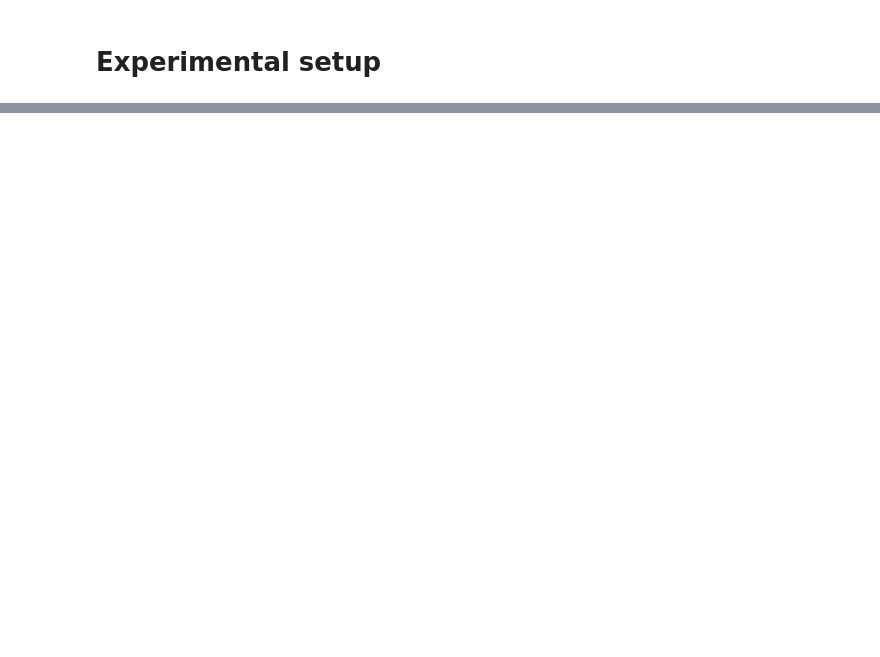
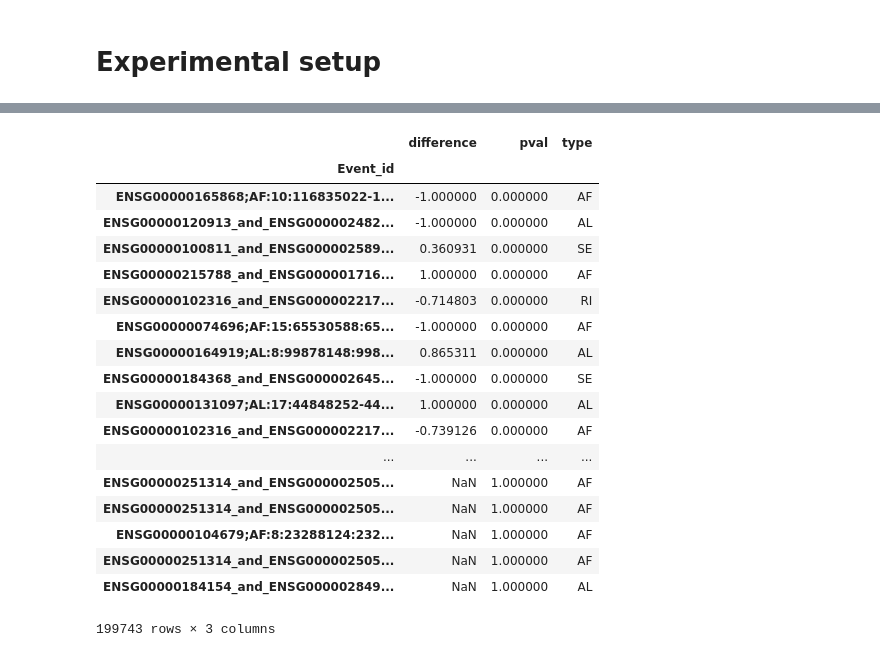
Before and after one commit to kevinhu/mdm4-splicing, a Jupyter notebook: notebooks/a2_suppa2.ipynb, the cells around one changed output, grey strips where cells are left out. Cells and saved outputs as stored; diff of their text form; code cells hidden in the pictures; blank space fills up the shorter version.

```diff
--- a/notebooks/a2_suppa2.ipynb
+++ b/notebooks/a2_suppa2.ipynb
@@ -66,0 +150,22 @@ for sample_name, sample_group in zip(sample_names, sample_groups):
+# %%
+RPL22_oe.sort_values(by="pval")
+# %% [output]
+|  | difference | pval | type |
+| Event_id |  |  |  |
+| ENSG00000165868;AF:10:116835022-1... | -1.000000 | 0.000000 | AF |
+| ENSG00000120913_and_ENSG000002482... | -1.000000 | 0.000000 | AL |
+| ENSG00000100811_and_ENSG000002589... | 0.360931 | 0.000000 | SE |
+| ENSG00000215788_and_ENSG000001716... | 1.000000 | 0.000000 | AF |
+| ENSG00000102316_and_ENSG000002217... | -0.714803 | 0.000000 | RI |
+| ENSG00000074696;AF:15:65530588:65... | -1.000000 | 0.000000 | AF |
+| ENSG00000164919;AL:8:99878148:998... | 0.865311 | 0.000000 | AL |
+| ENSG00000184368_and_ENSG000002645... | -1.000000 | 0.000000 | SE |
+| ENSG00000131097;AL:17:44848252-44... | 1.000000 | 0.000000 | AL |
+| ENSG00000102316_and_ENSG000002217... | -0.739126 | 0.000000 | AF |
+| ... | ... | ... | ... |
+| ENSG00000251314_and_ENSG000002505... | NaN | 1.000000 | AF |
+| ENSG00000251314_and_ENSG000002505... | NaN | 1.000000 | AF |
+| ENSG00000104679;AF:8:23288124:232... | NaN | 1.000000 | AF |
+| ENSG00000251314_and_ENSG000002505... | NaN | 1.000000 | AF |
+| ENSG00000184154_and_ENSG000002849... | NaN | 1.000000 | AL |
+199743 rows × 3 columns
```
Also changed, not shown: parts of 19 cells of this notebook, 2 other files.
